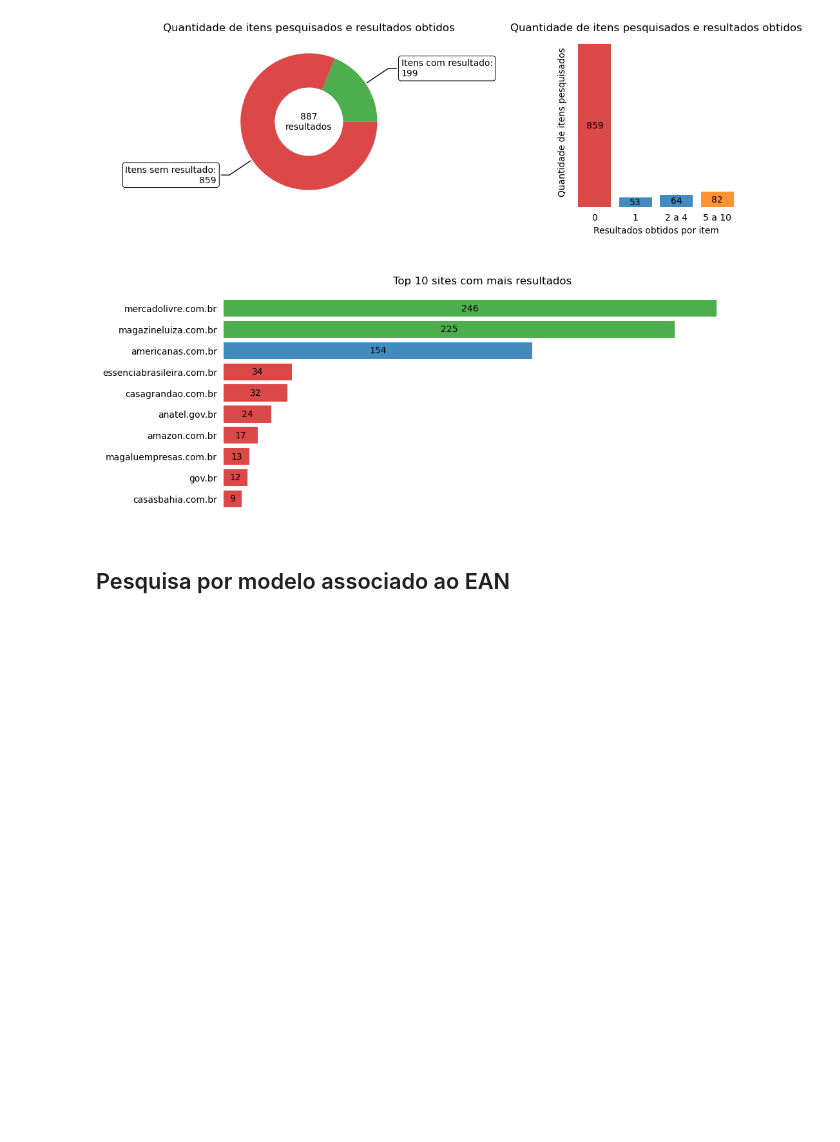
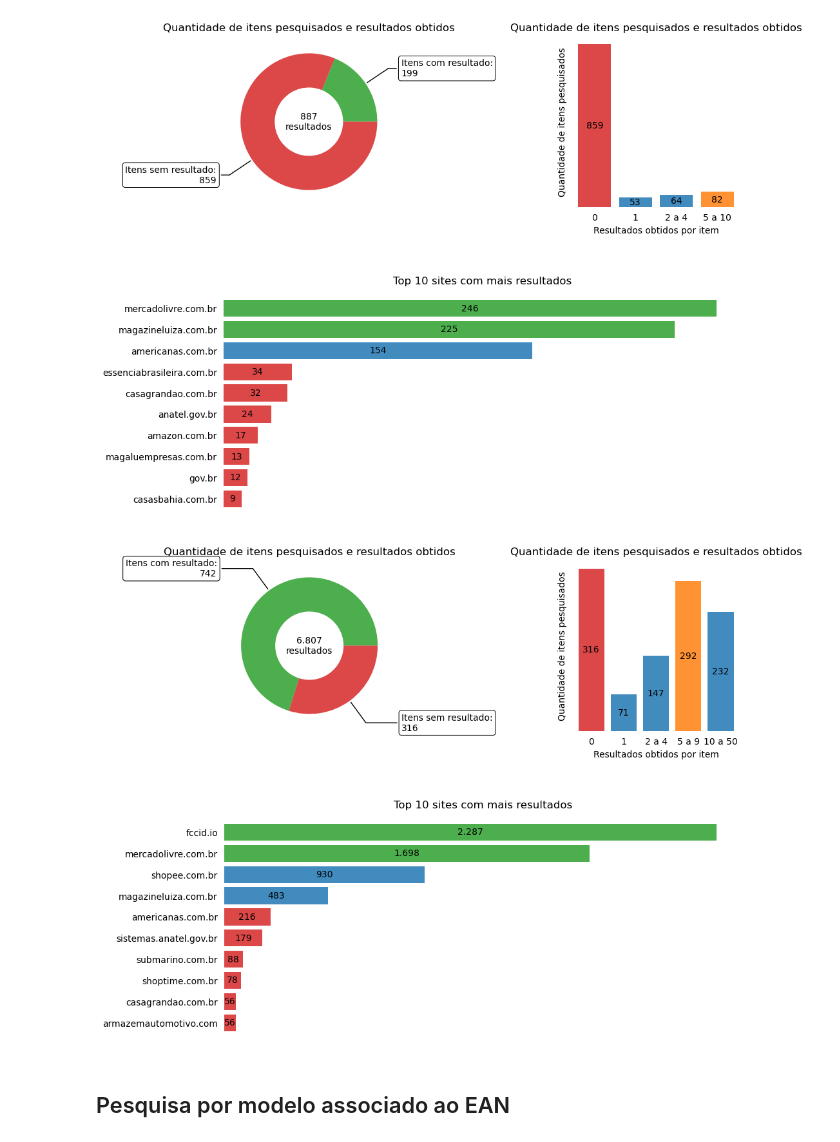
Before and after one commit to InovaFiscaliza/certificacao-homologacao, a Jupyter notebook: analise_exploratoria.ipynb, the cells around one changed output. Drawn from its saved outputs; the diff is of its cells as text; code cells hidden in the pictures; blank space fills up the shorter version.

```diff
--- a/analise_exploratoria.ipynb
+++ b/analise_exploratoria.ipynb
@@ -375,5 +402,9 @@ plot_items_results_dashboard(df_search_results_sch)
 # %% [output]
 [figure]
+# %%
+plot_items_results_dashboard(df_sch['Bing'],bing_bins)
+# %% [output]
+[figure, added]
 # %% [markdown]
 ## Pesquisa por modelo associado ao EAN
 # %%
```
Also changed, not shown: parts of 15 cells of this notebook, 1 other file.
